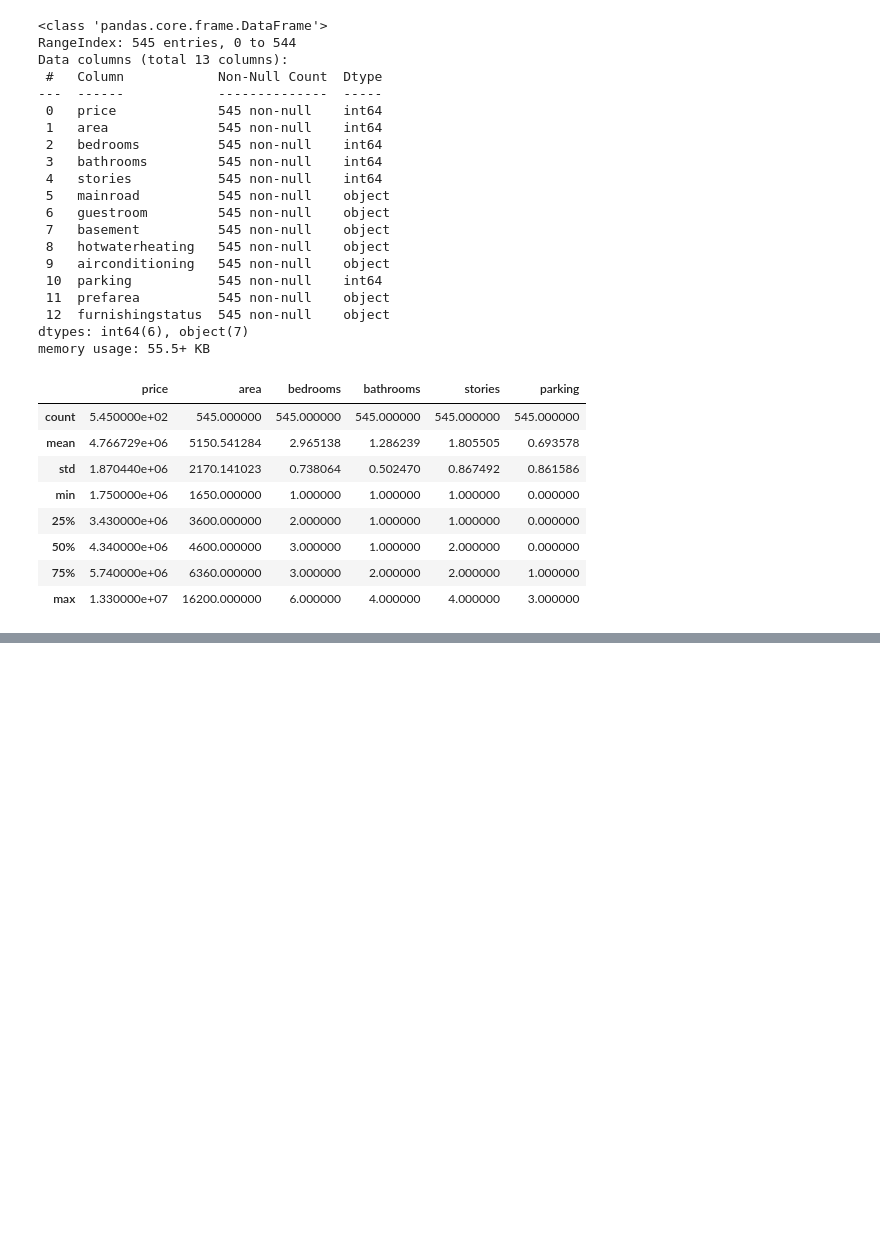
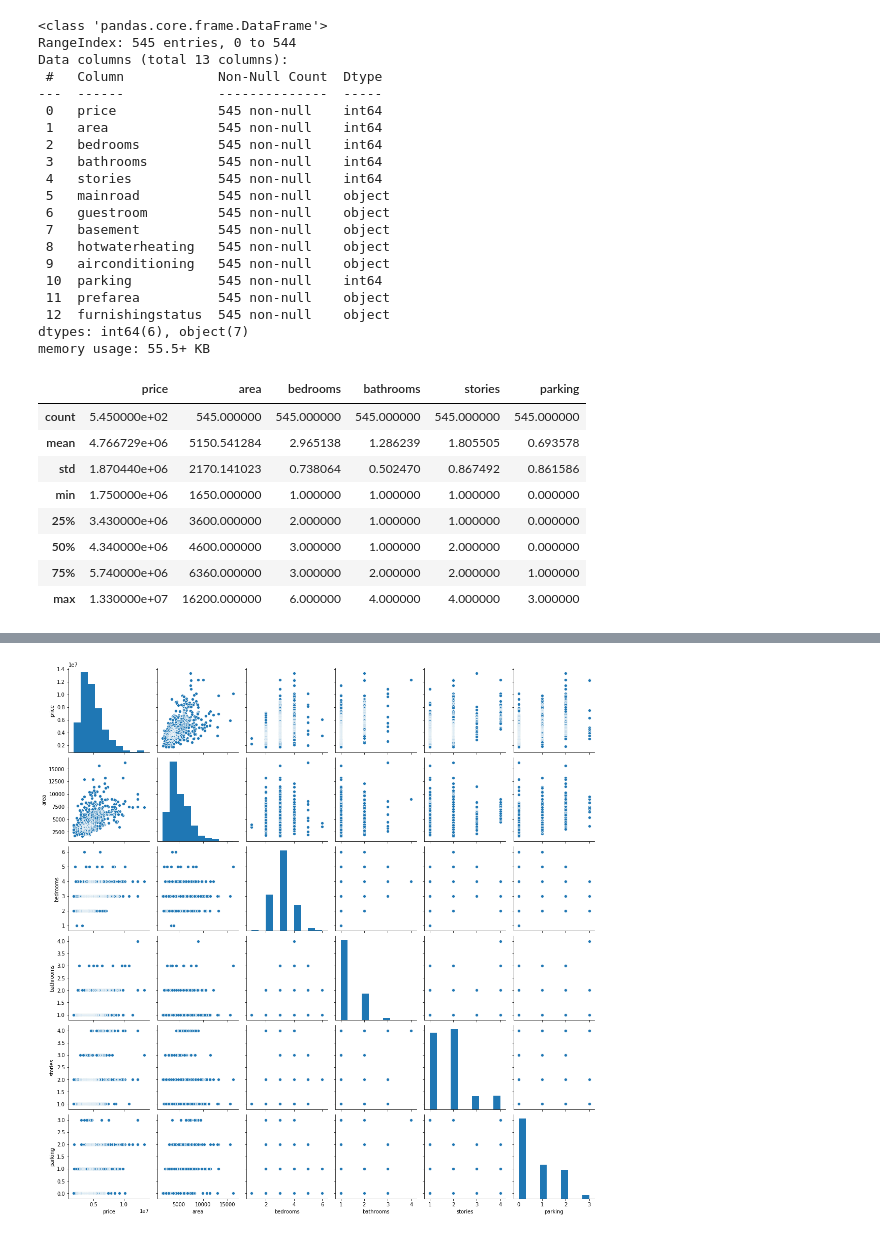
Before and after one commit to shikharverma96/House_Price_Prediction, a Jupyter notebook: Linear_Regression.ipynb, the cells around one changed output, grey strips where cells are left out. Cells and saved outputs as stored; diff of their text form; code cells hidden in the pictures; blank space fills up the shorter version.

Commit message:
Visualising the numerical and categorical variables

```diff
--- a/Linear_Regression.ipynb
+++ b/Linear_Regression.ipynb
@@ -88,0 +95,6 @@ housing.describe()
+# %%
+#visualising numerical variable
+sns.pairplot(housing)
+plt.show()
+# %% [output]
+[figure, added]
```
Also changed, not shown: parts of 4 cells of this notebook.
